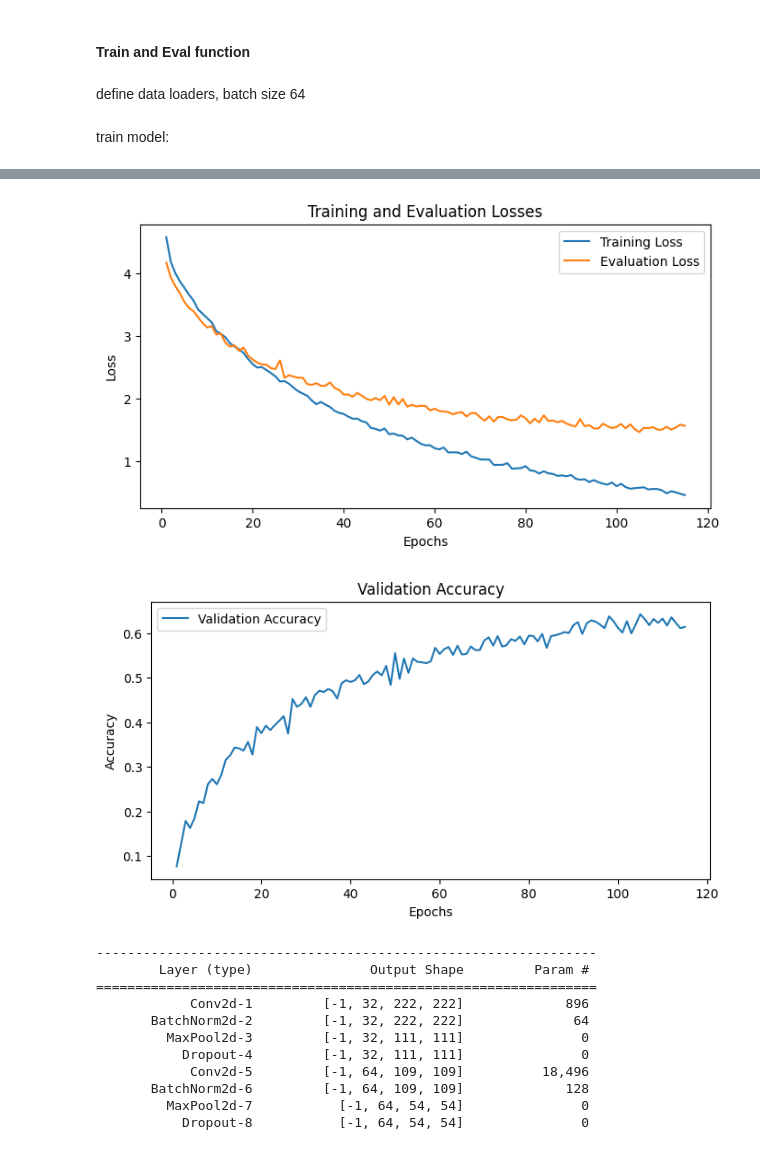
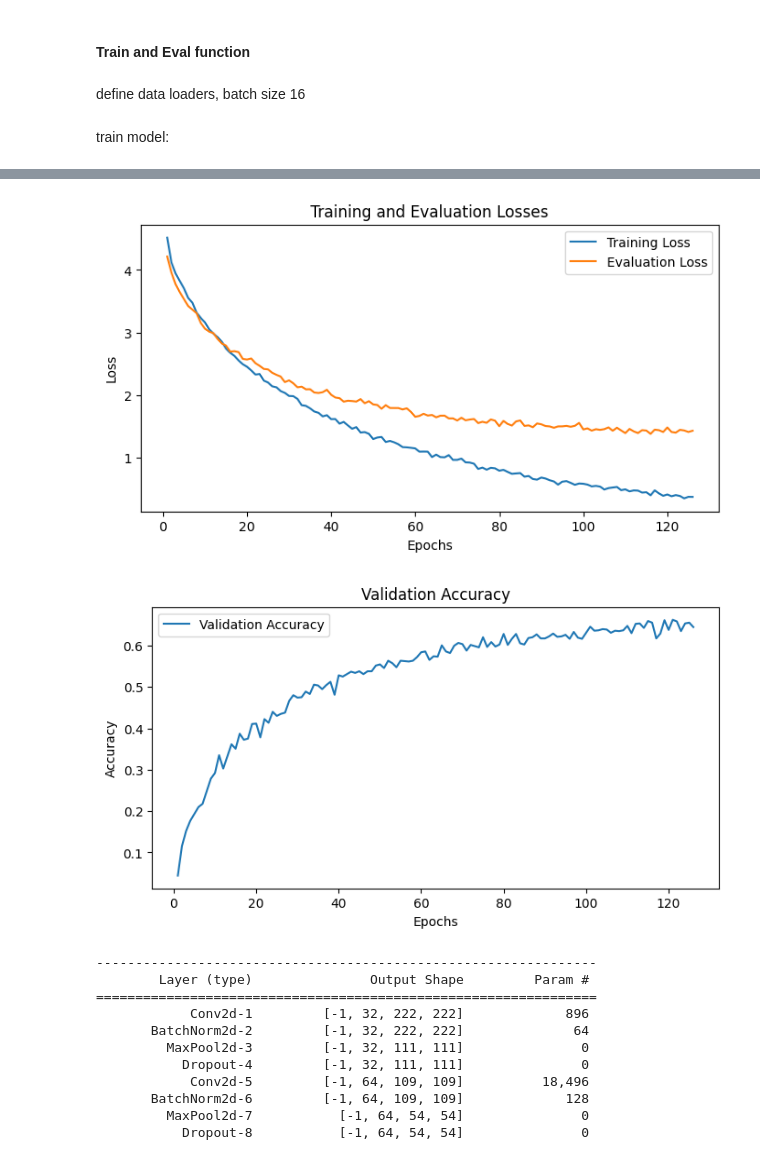
Before and after one commit to 1ucycrabtree/flowers-image-classification, a Jupyter notebook: flowers_classification_tool.ipynb, the cells around one changed output, grey strips where cells are left out. Cells and saved outputs as stored; diff of their text form; code cells hidden in the pictures.

```diff
--- a/flowers_classification_tool.ipynb
+++ b/flowers_classification_tool.ipynb
@@ -90,11 +96,11 @@ train_transform = transforms.Compose([
     transforms.CenterCrop((500, 500)),
 		transforms.Resize((224,224)),
     transforms.ColorJitter(brightness=0.2, contrast=0.2, saturation=0.2, hue=0.1),
+    #transforms.RandomAffine(degrees=15, translate=(0.1, 0.1), scale=(0.8, 1.2)),
     transforms.RandomRotation(90),
     transforms.RandomHorizontalFlip(),
     transforms.RandomVerticalFlip(),
     transforms.RandomPerspective(distortion_scale=0.2, p=0.5),
-    transforms.GaussianBlur(kernel_size=3),
     transforms.ToTensor(),
     transforms.RandomErasing(p=0.5, scale=(0.02, 0.1), ratio=(0.3, 3.3)),
     transforms.Normalize(mean=mean, std=std),
@@ -309,7 +315,7 @@ def train(model, training_loader, evaluation_loader, criterion, optimizer, patie
 	print(f'Training finished. Time taken: {duration_minutes:.2f} minutes')
 	plot_graphs(train_losses, eval_losses, eval_accuracies)
 # %% [markdown]
-define data loaders, batch size 64
+define data loaders, batch size 16
 # %%
 training_loader = DataLoader(training_data, batch_size=16, shuffle=True)
 evaluation_loader = DataLoader(evaluation_data, batch_size=16, shuffle=False)
@@ -318,8 +324,7 @@ train model:
 # %%
 model = FlowerClassifier().to(device)
 criterion = nn.CrossEntropyLoss()
-optimizer = optim.Adam(model.parameters(), lr=0.0001, weight_decay=1e-5)
-# include scheduler? scheduler = StepLR(optimizer, step_size=30, gamma=0.1)
+optimizer = optim.Adam(model.parameters(), lr=0.0001)
 
 train(model, training_loader, evaluation_loader, criterion, optimizer, epochs=200)
 # %% [output]
@@ -343,5 +348,5 @@ Training finished. Time taken: 45.10 minutes
-[figure, old version]
+[figure, new version]
-[figure, old version]
+[figure, new version]
 # %%
 torch.save(model.state_dict(), 'flowers-102.pth')
 # %%
```
Also changed, not shown: parts of 7 cells of this notebook.
